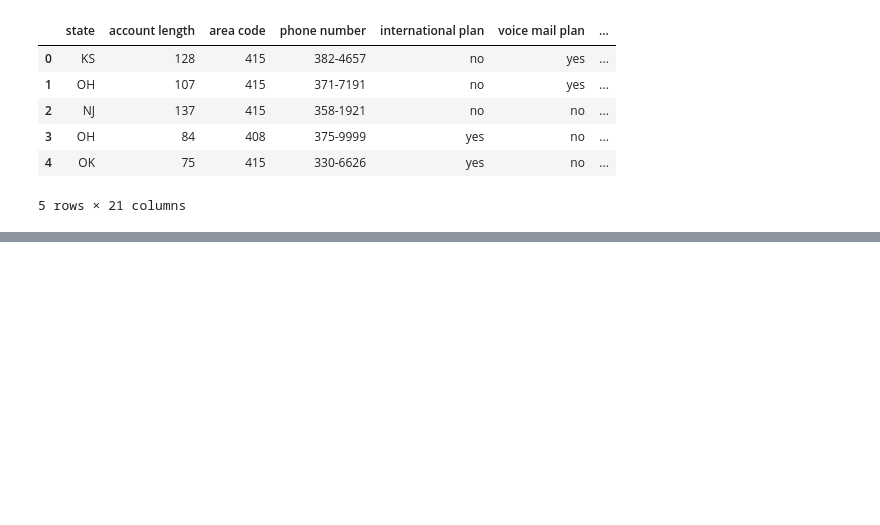
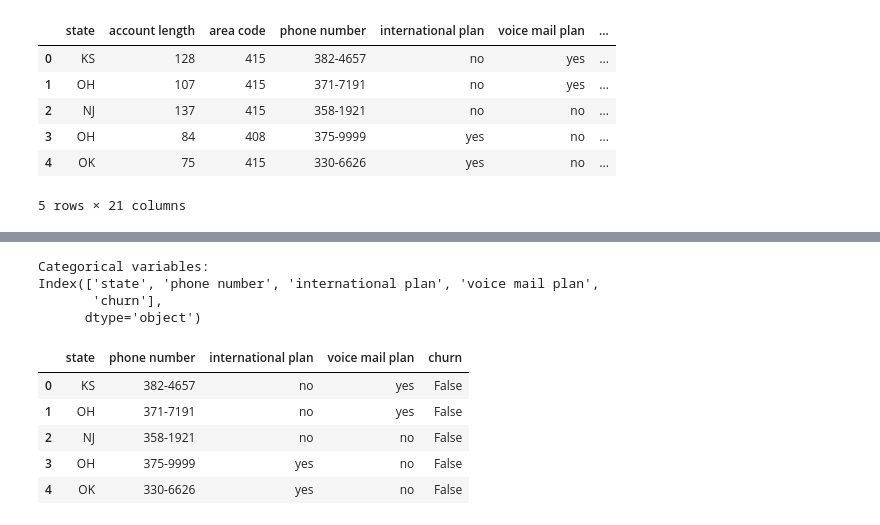
Before and after one commit to Collins-Opiyo/SyriaTelco_Collins_repo-, a Jupyter notebook: index.ipynb, the cells around one changed output, grey strips where cells are left out. Saved outputs shown, nothing was run; the diff lists cells and outputs as text; code cells hidden in the pictures; blank space fills up the shorter version.

Commit message:
the data exploration has commenced and categorical data identified

```diff
--- a/index.ipynb
+++ b/index.ipynb
@@ -70,0 +137,23 @@ df.head()
+# %%
+# Identify categorical variables
+categorical_vars = df.select_dtypes(include=['object', 'bool']).columns
+
+# Print categorical variables
+print("Categorical variables:")
+print(categorical_vars)
+# %% [output]
+Categorical variables:
+Index(['state', 'phone number', 'international plan', 'voice mail plan',
+       'churn'],
+      dtype='object')
+# %%
+# view the categorical variables
+
+df[categorical_vars].head()
+# %% [output]
+|  | state | phone number | international plan | voice mail plan | churn |
+| 0 | KS | 382-4657 | no | yes | False |
+| 1 | OH | 371-7191 | no | yes | False |
+| 2 | NJ | 358-1921 | no | no | False |
+| 3 | OH | 375-9999 | yes | no | False |
+| 4 | OK | 330-6626 | yes | no | False |
```
Also changed, not shown: parts of 8 cells of this notebook.
